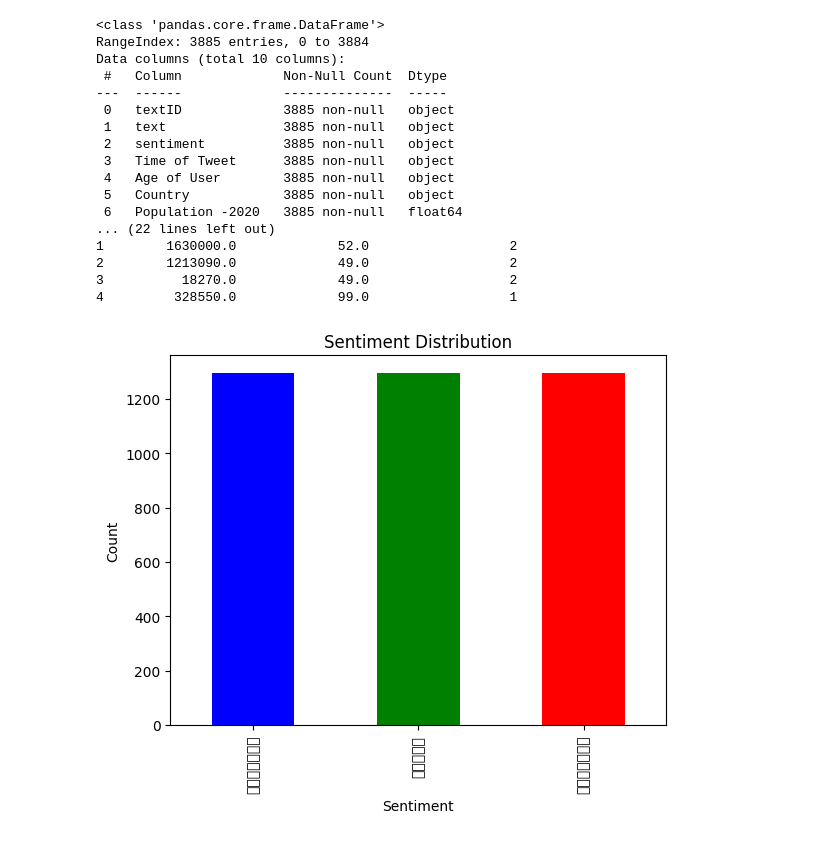
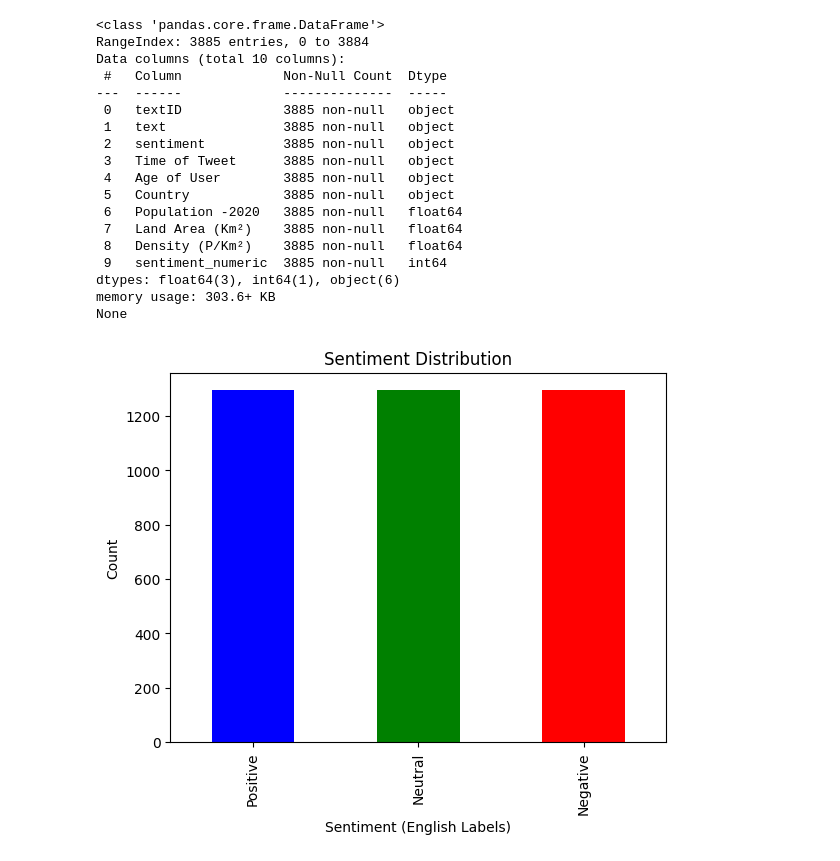
Before and after one commit to sahar-mariam/kannada-sentiment-analysis, a Jupyter notebook: m_BERT_model.ipynb, the cells around one changed output. Drawn from its saved outputs; the diff is of its cells as text; code cells hidden in the pictures.

```diff
--- a/m_BERT_model.ipynb
+++ b/m_BERT_model.ipynb
@@ -23,4 +3,6 @@ Successfully installed datasets-3.1.0 dill-0.3.8 fsspec-2024.9.0 multiprocess-0.
 # %%
+#!pip install transformers datasets
+
 # importing necessary libraries
 from transformers import BertTokenizer, BertForSequenceClassification, Trainer, TrainingArguments
 from datasets import Dataset
@@ -36,7 +18,6 @@ df = pd.read_csv(file_path)
 
 # displaying dataset info
 print(df.info())
-print(df.head())
 # %% [output]
 <class 'pandas.core.frame.DataFrame'>
 RangeIndex: 3885 entries, 0 to 3884
@@ -50,43 +31,34 @@ Data columns (total 10 columns):
  4   Age of User        3885 non-null   object
  5   Country            3885 non-null   object
  6   Population -2020   3885 non-null   float64
-... (22 lines left out)
-1        1630000.0             52.0                  2
-2        1213090.0             49.0                  2
-3          18270.0             49.0                  2
-4         328550.0             99.0                  1
+ 7   Land Area (Km²)    3885 non-null   float64
+ 8   Density (P/Km²)    3885 non-null   float64
+ 9   sentiment_numeric  3885 non-null   int64
+dtypes: float64(3), int64(1), object(6)
+memory usage: 303.6+ KB
+None
 # %%
 import warnings
 # Ignore all warnings
 warnings.filterwarnings("ignore")
-
-# Exploratory Data Analysis (EDA)
-# visualizing sentiment distribution
-"""sentiment_counts = df['sentiment'].value_counts()
-sentiment_counts.plot(kind='bar', color=['blue', 'green', 'red'])
-plt.title('Sentiment Distribution')
-plt.xlabel('Sentiment')
-plt.ylabel('Count')
-plt.show()"""
-
-import matplotlib.pyplot as plt
 
 # Explicitly map sentiments to their desired order
 sentiment_order = ['ಧನಾತ್ಮಕ', 'ತಟಸ್ಥ', 'ಋಣಾತ್ಮಕ']  # Positive, Neutral, Negative
 colors = ['blue', 'green', 'red']  # Colors corresponding to sentiments
 
 # Ensure the sentiment counts are in the correct order
 sentiment_counts = df['sentiment'].value_counts()
 sentiment_counts = sentiment_counts.reindex(sentiment_order)
 
 # Plot the bar chart
 sentiment_counts.plot(kind='bar', color=colors)
 plt.title('Sentiment Distribution')
-plt.xlabel('Sentiment')
+plt.xlabel('Sentiment (English Labels)')
 plt.ylabel('Count')
+plt.xticks(range(len(sentiment_order)), ['Positive', 'Neutral', 'Negative'])  # Add English labels to x-axis
 plt.show()
 # %% [output]
-[figure, old version]
+[figure, new version]
 # %%
 # Data Preparation
 # Preprocess the data for m-BERT
```
Also changed, not shown: parts of 7 cells of this notebook.
